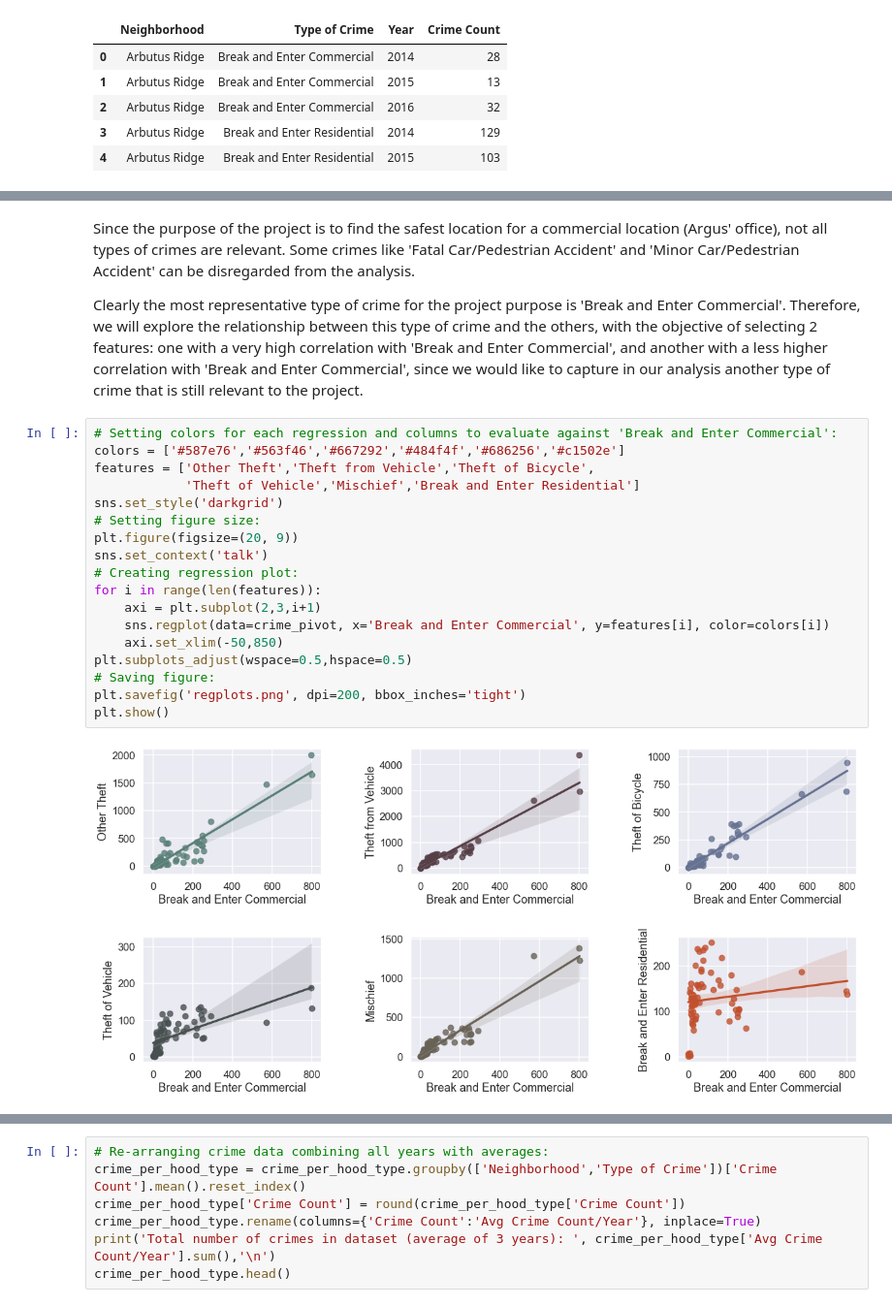
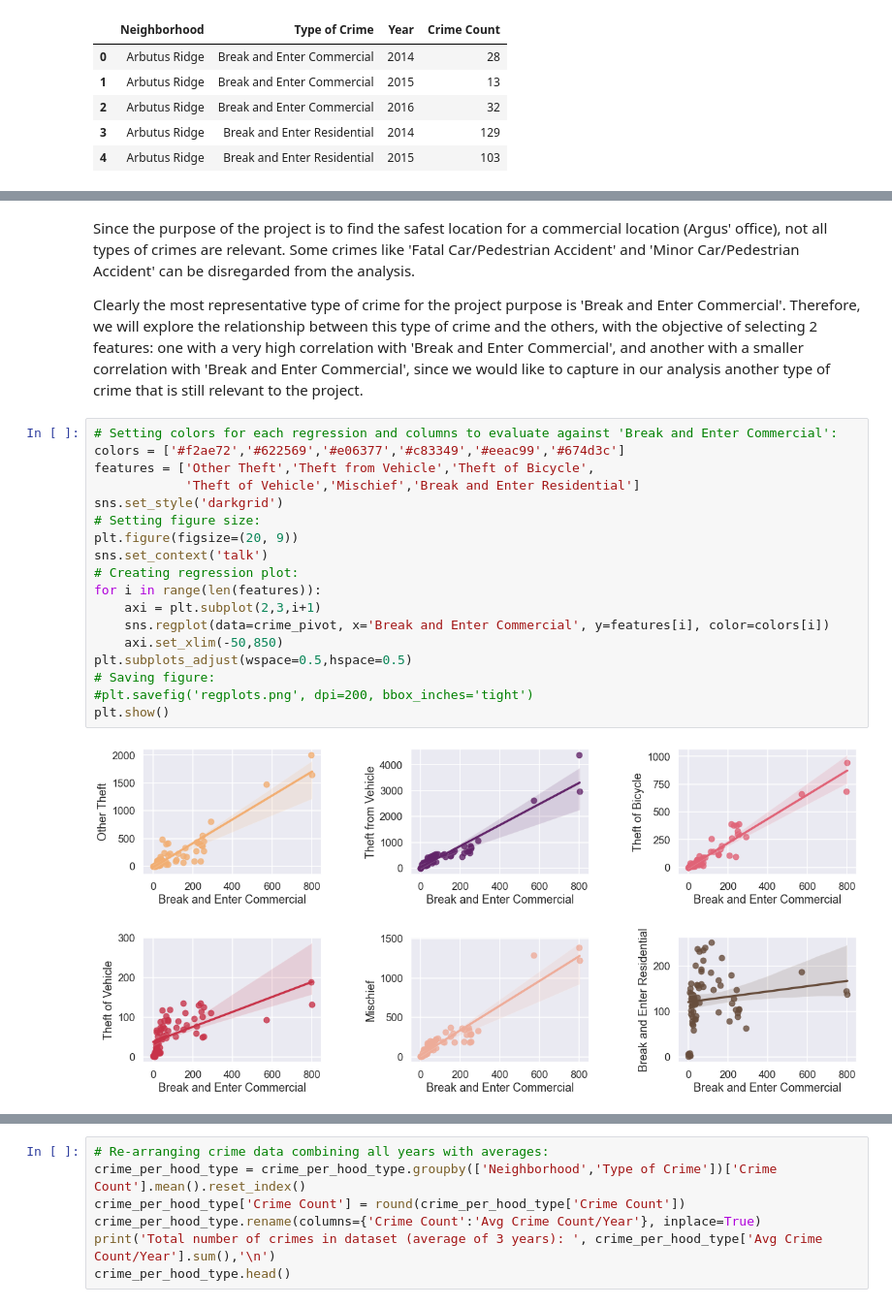
Before and after one commit to carlosalbertopgo/Coursera_Capstone, a Jupyter notebook: Capstone_Project_Notebook.ipynb, the cells around one changed output, grey strips where cells are left out. Shown at 97% size. Saved outputs shown, nothing was run; the diff lists cells and outputs as text.

```diff
--- a/Capstone_Project_Notebook.ipynb
+++ b/Capstone_Project_Notebook.ipynb
@@ -544,25 +561,25 @@ plt.show()
 # %% [markdown]
 Since the purpose of the project is to find the safest location for a commercial location (Argus' office), not all types of crimes are relevant. Some crimes like 'Fatal Car/Pedestrian Accident' and 'Minor Car/Pedestrian Accident' can be disregarded from the analysis.
 
-Clearly the most representative type of crime for the project purpose is 'Break and Enter Commercial'. Therefore, we will explore the relationship between this type of crime and the others, with the objective of selecting 2 features: one with a very high correlation with 'Break and Enter Commercial', and another with a less higher correlation with 'Break and Enter Commercial', since we would like to capture in our analysis another type of crime that is still relevant to the project.
+Clearly the most representative type of crime for the project purpose is 'Break and Enter Commercial'. Therefore, we will explore the relationship between this type of crime and the others, with the objective of selecting 2 features: one with a very high correlation with 'Break and Enter Commercial', and another with a smaller correlation with 'Break and Enter Commercial', since we would like to capture in our analysis another type of crime that is still relevant to the project.
 # %%
 # Setting colors for each regression and columns to evaluate against 'Break and Enter Commercial':
-colors = ['#587e76','#563f46','#667292','#484f4f','#686256','#c1502e']
+colors = ['#f2ae72','#622569','#e06377','#c83349','#eeac99','#674d3c']
 features = ['Other Theft','Theft from Vehicle','Theft of Bicycle',
             'Theft of Vehicle','Mischief','Break and Enter Residential']
 sns.set_style('darkgrid')
 # Setting figure size:
 plt.figure(figsize=(20, 9))
 sns.set_context('talk')
 # Creating regression plot:
 for i in range(len(features)):
     axi = plt.subplot(2,3,i+1)
     sns.regplot(data=crime_pivot, x='Break and Enter Commercial', y=features[i], color=colors[i])
     axi.set_xlim(-50,850)
 plt.subplots_adjust(wspace=0.5,hspace=0.5)
 # Saving figure:
-plt.savefig('regplots.png', dpi=200, bbox_inches='tight')
+#plt.savefig('regplots.png', dpi=200, bbox_inches='tight')
 plt.show()
 # %% [output]
-[figure, old version]
+[figure, new version]
 # %% [markdown]
```
Also changed, not shown: parts of 50 cells of this notebook.
